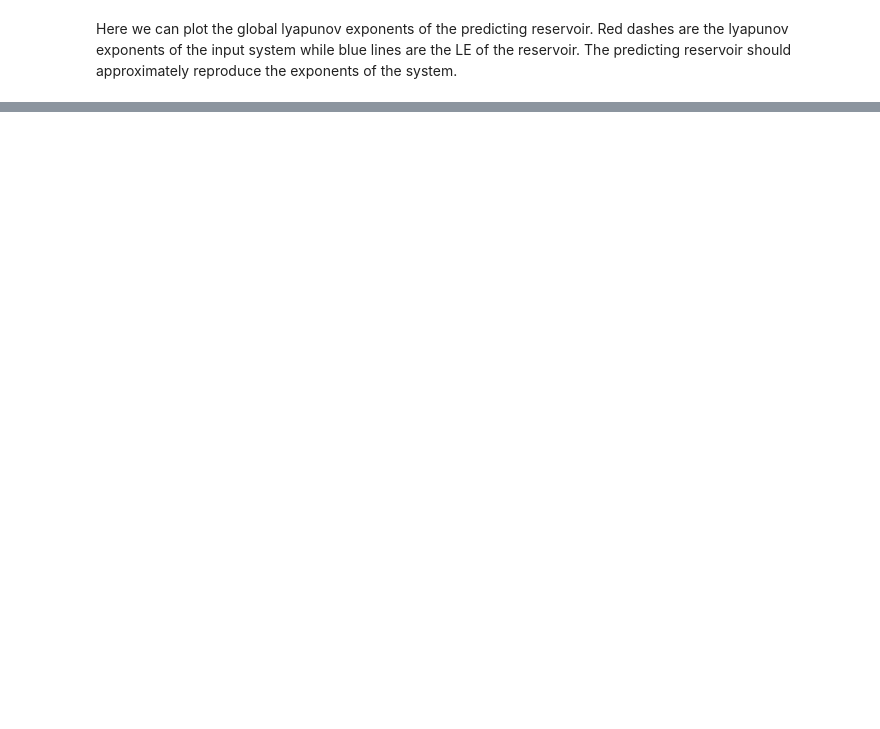
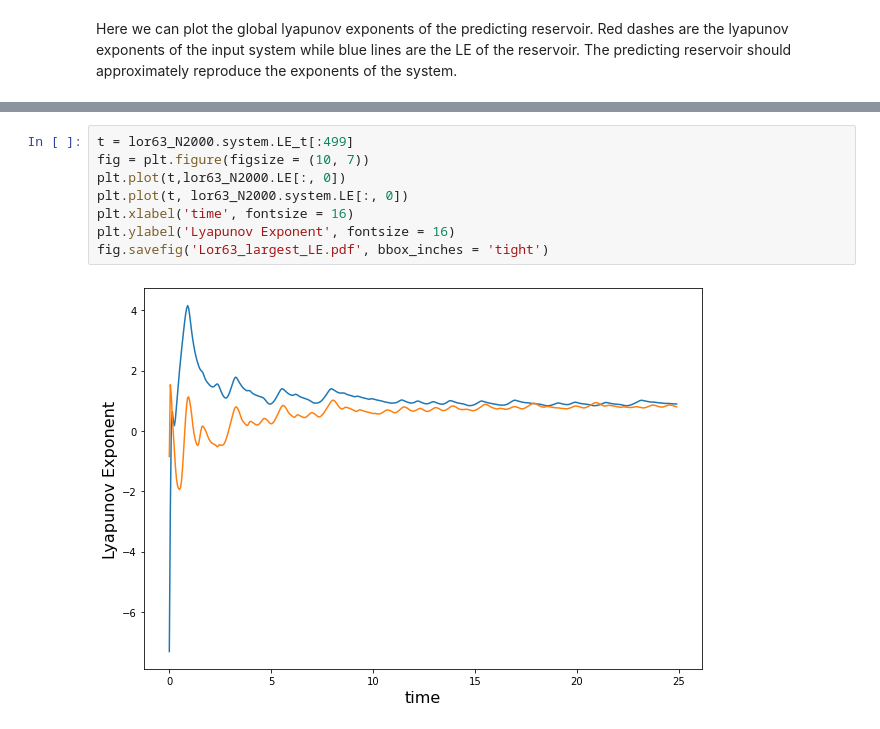
Before and after one commit to japlatt/reservoir, a Jupyter notebook: examples/Example_lyap_ex.ipynb, the cells around one changed output, grey strips where cells are left out. Cells and saved outputs as stored; diff of their text form; blank space fills up the shorter version.

```diff
--- a/examples/Example_lyap_ex.ipynb
+++ b/examples/Example_lyap_ex.ipynb
@@ -31,0 +32,10 @@ lor63_N2000.getKYDim()
+# %%
+t = lor63_N2000.system.LE_t[:499]
+fig = plt.figure(figsize = (10, 7))
+plt.plot(t,lor63_N2000.LE[:, 0])
+plt.plot(t, lor63_N2000.system.LE[:, 0])
+plt.xlabel('time', fontsize = 16)
+plt.ylabel('Lyapunov Exponent', fontsize = 16)
+fig.savefig('Lor63_largest_LE.pdf', bbox_inches = 'tight')
+# %% [output]
+[figure, added]
```
Also changed, not shown: parts of 4 cells of this notebook, 1 other file.
